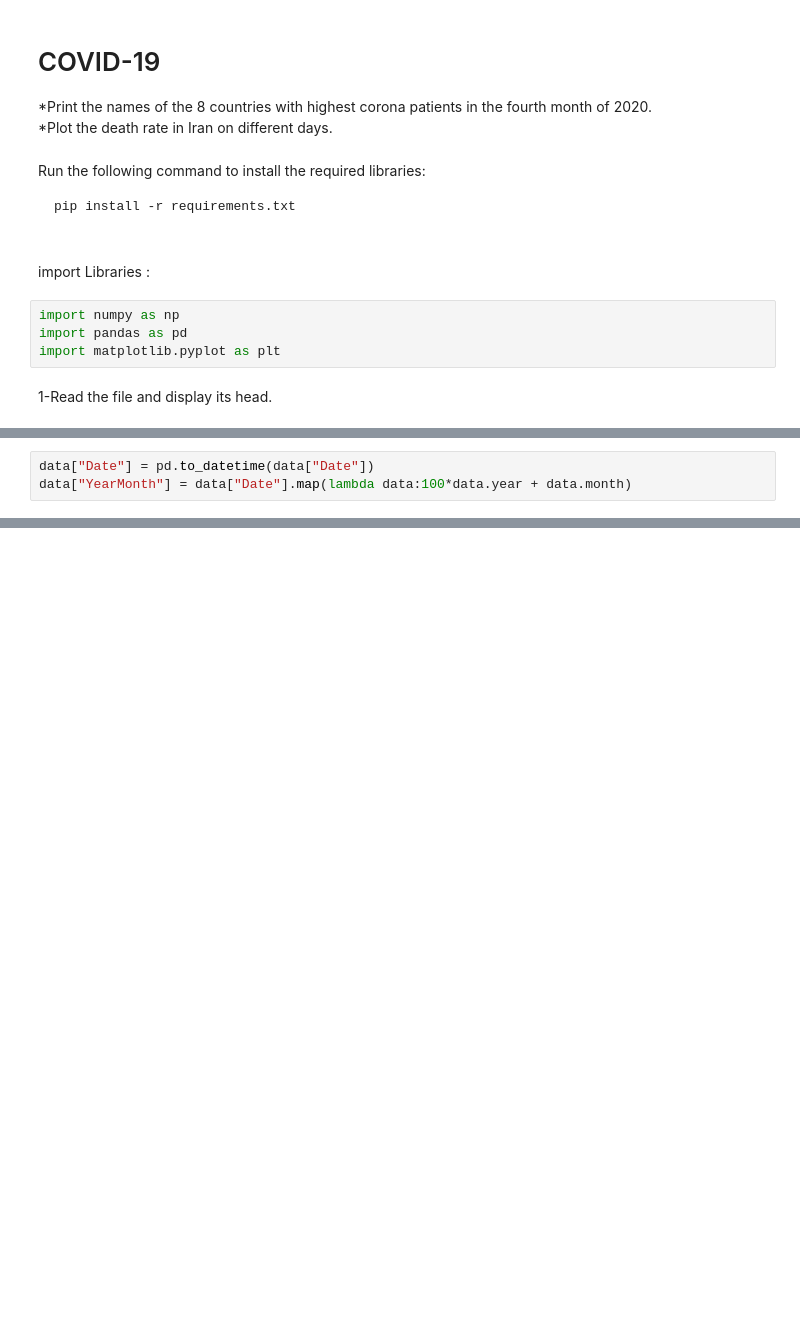
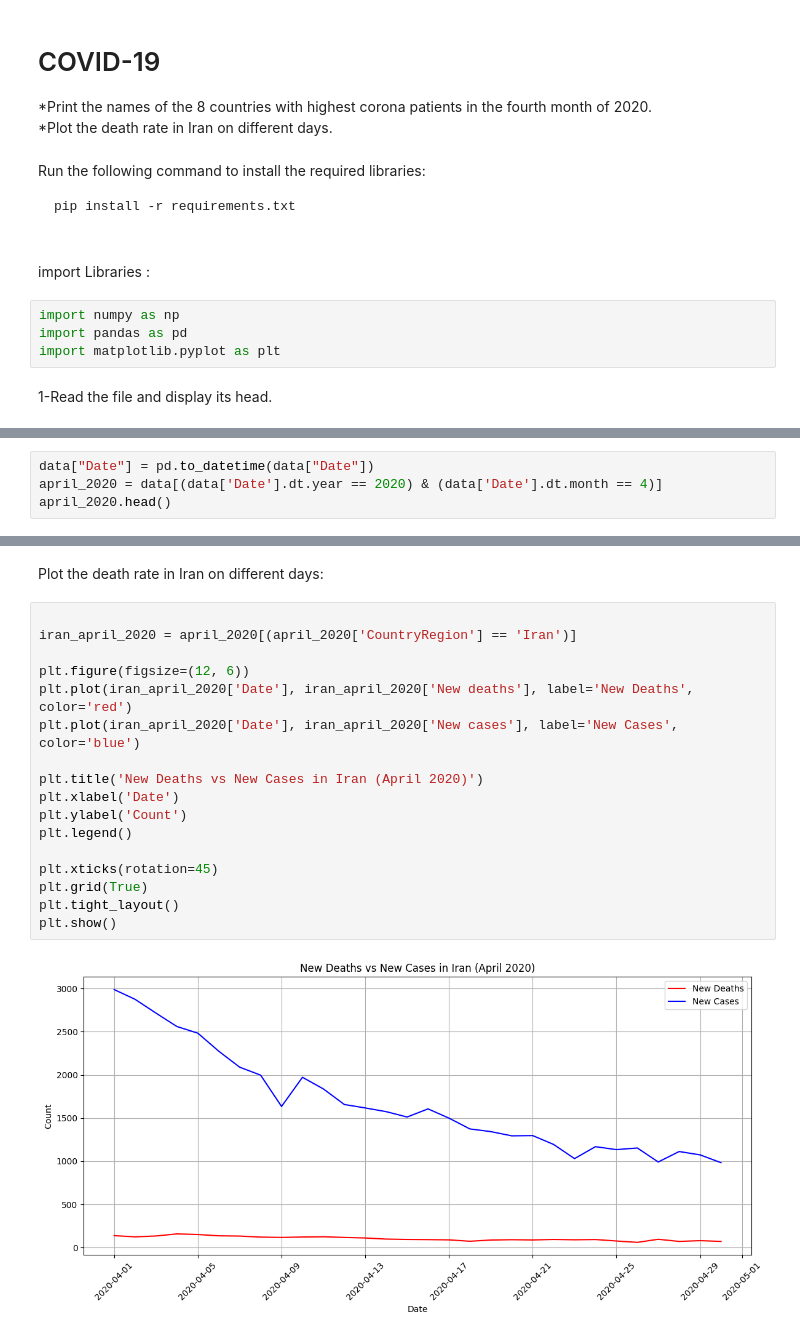
Before and after one commit to Moein-Moatali-2006/Data-Science, a Jupyter notebook: Data Science 5.3/COVID-19/main.ipynb, the cells around one changed output, grey strips where cells are left out. Drawn from its saved outputs; the diff is of its cells as text; blank space fills up the shorter version.

```diff
--- a/Data Science 5.3/COVID-19/main.ipynb
+++ b/Data Science 5.3/COVID-19/main.ipynb
@@ -32,3 +29,4 @@ Convert a date from a string format to an actual date.
 # %%
 data["Date"] = pd.to_datetime(data["Date"])
-data["YearMonth"] = data["Date"].map(lambda data:100*data.year + data.month)
+april_2020 = data[(data['Date'].dt.year == 2020) & (data['Date'].dt.month == 4)]
+april_2020.head()
@@ -34,0 +55,21 @@ data["YearMonth"] = data["Date"].map(lambda data:100*data.year + data.month)
+# %% [markdown]
+Plot the death rate in Iran on different days:
+# %%
+
+iran_april_2020 = april_2020[(april_2020['CountryRegion'] == 'Iran')]
+
+plt.figure(figsize=(12, 6))
+plt.plot(iran_april_2020['Date'], iran_april_2020['New deaths'], label='New Deaths', color='red')
+plt.plot(iran_april_2020['Date'], iran_april_2020['New cases'], label='New Cases', color='blue')
+
+plt.title('New Deaths vs New Cases in Iran (April 2020)')
+plt.xlabel('Date')
+plt.ylabel('Count')
+plt.legend()
+
+plt.xticks(rotation=45)
+plt.grid(True)
+plt.tight_layout()
+plt.show()
+# %% [output]
+[figure, added]
```
Also changed, not shown: parts of 4 cells of this notebook, 2 other files.
